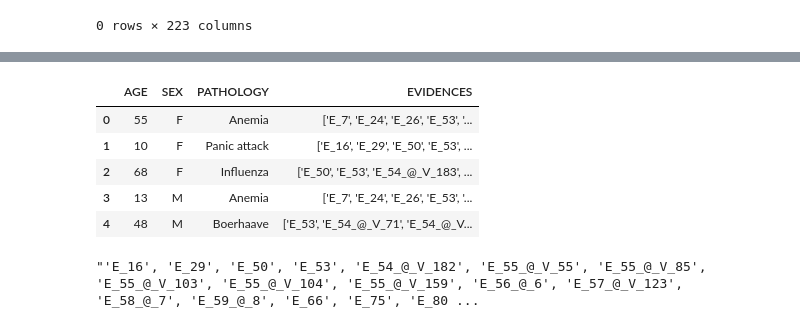
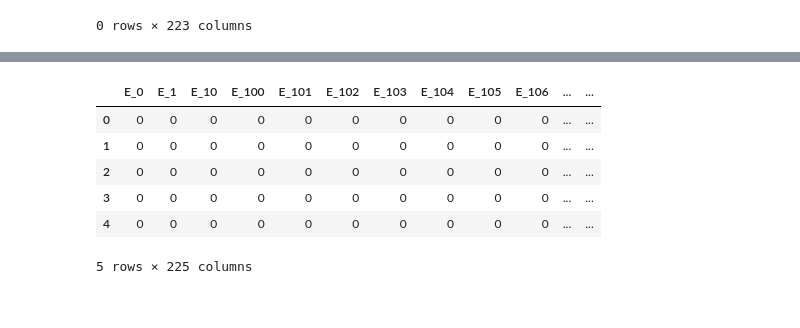
Before and after one commit to antil-samarth/Disease-prediction, a Jupyter notebook: head.ipynb, the cells around one changed output, grey strips where cells are left out. Cells and saved outputs as stored; diff of their text form; code cells hidden in the pictures.

Commit message:
derived dataset in trial.csv

```diff
--- a/head.ipynb
+++ b/head.ipynb
@@ -256,7 +302,3 @@ data
 # %% [output]
 |  | E_0 | E_1 | E_10 | E_100 | E_101 | E_102 | E_103 | E_104 | E_105 | E_106 | ... | ... |
 0 rows × 223 columns
-# %%
-# add a column disease to the dataframe and fill it with df['PATHOLOGY'] leave other colums empty
-data['disease'] = df['PATHOLOGY']
-data
@@ -276,0 +305,25 @@ data
+# %%
+# add a column disease to the dataframe and fill it with df['PATHOLOGY'] leave other colums empty
+target = df['PATHOLOGY']
+data['age'] = df['AGE']
+data['sex'] = df['SEX'].replace({'M': 1, 'F': 0})
+
+#set data types of columns according to symptom_response_type
+""" for key, value in symptom_response_type.items():
+    if value == 'bool':
+        data[key] = data[key].astype(bool)
+    elif value == 'str':
+        data[key] = data[key].astype(str)
+    else:
+        data[key] = data[key].astype(str)
+
+#in each column with type bool fill all values with False
+for key, value in symptom_response_type.items():
+    if value == 'bool':
+        data[key] = False
+    else:
+        data[key] = ""
+ """
+
+
+data.head()
@@ -276,0 +389,3 @@ data
+# %%
+trial = data.copy()
+trial.head()
@@ -277,9 +400,13 @@ data
+# %%
+cols_to_zero = [col for col in trial.columns if col not in ['age', 'sex']]
+trial[cols_to_zero] = 0
 # %%
-df.head()
+trial.head()
 # %% [output]
-|  | AGE | SEX | PATHOLOGY | EVIDENCES |
-| 0 | 55 | F | Anemia | ['E_7', 'E_24', 'E_26', 'E_53', '... |
-| 1 | 10 | F | Panic attack | ['E_16', 'E_29', 'E_50', 'E_53', ... |
-| 2 | 68 | F | Influenza | ['E_50', 'E_53', 'E_54_@_V_183', ... |
-| 3 | 13 | M | Anemia | ['E_7', 'E_24', 'E_26', 'E_53', '... |
-| 4 | 48 | M | Boerhaave | ['E_53', 'E_54_@_V_71', 'E_54_@_V... |
+|  | E_0 | E_1 | E_10 | E_100 | E_101 | E_102 | E_103 | E_104 | E_105 | E_106 | ... | ... |
+| 0 | 0 | 0 | 0 | 0 | 0 | 0 | 0 | 0 | 0 | 0 | ... | ... |
+| 1 | 0 | 0 | 0 | 0 | 0 | 0 | 0 | 0 | 0 | 0 | ... | ... |
+| 2 | 0 | 0 | 0 | 0 | 0 | 0 | 0 | 0 | 0 | 0 | ... | ... |
+| 3 | 0 | 0 | 0 | 0 | 0 | 0 | 0 | 0 | 0 | 0 | ... | ... |
+| 4 | 0 | 0 | 0 | 0 | 0 | 0 | 0 | 0 | 0 | 0 | ... | ... |
+5 rows × 225 columns
@@ -288,7 +412,0 @@ a = df['EVIDENCES'][1]
-# %%
-a= a[:-1]
-a = a[1:]
-
-a
-# %% [output]
-"'E_16', 'E_29', 'E_50', 'E_53', 'E_54_@_V_182', 'E_55_@_V_55', 'E_55_@_V_85', 'E_55_@_V_103', 'E_55_@_V_104', 'E_55_@_V_159', 'E_56_@_6', 'E_57_@_V_123', 'E_58_@_7', 'E_59_@_8', 'E_66', 'E_75', 'E_80 ...
```
Also changed, not shown: parts of 25 cells of this notebook, 2 other files.
